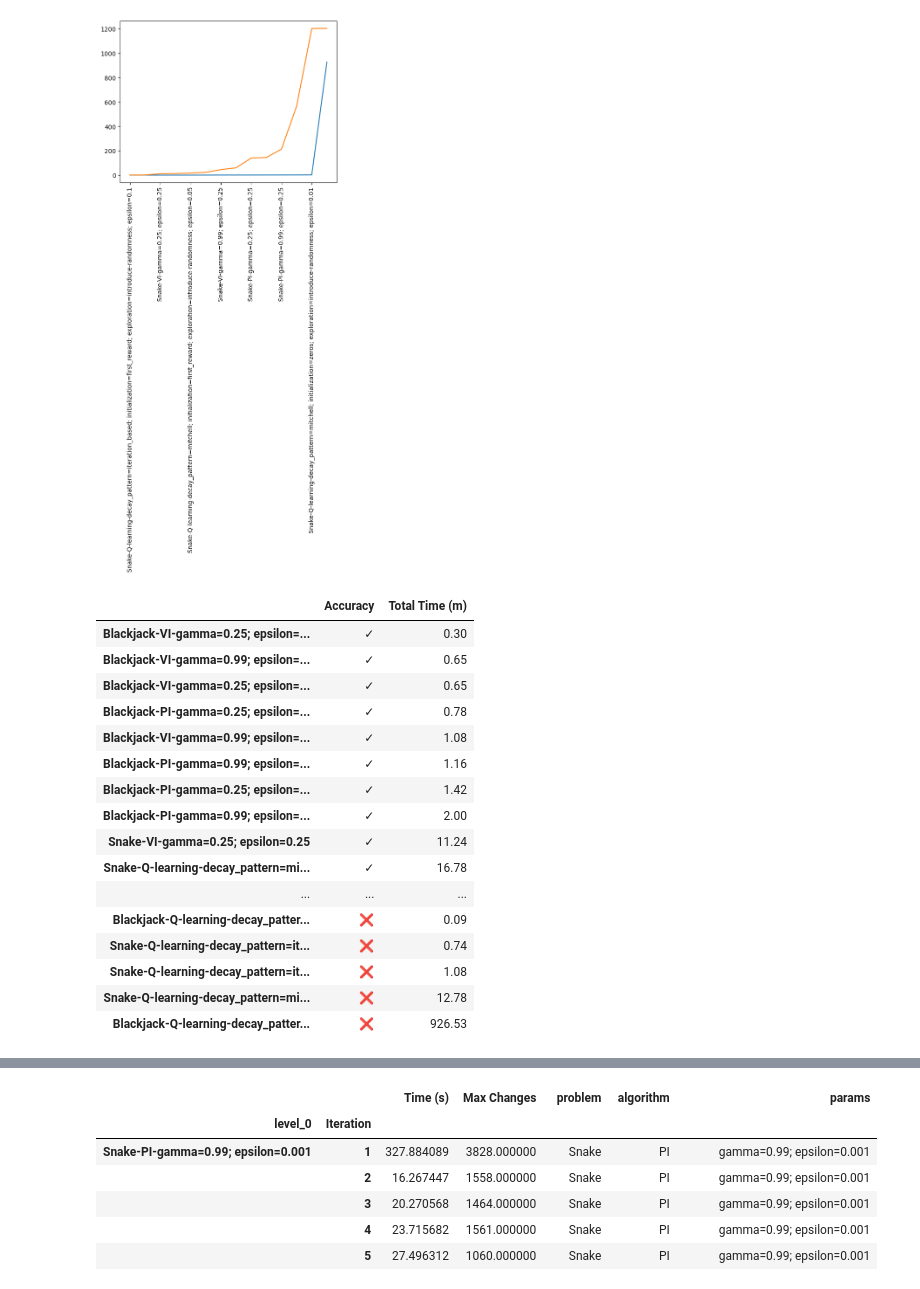
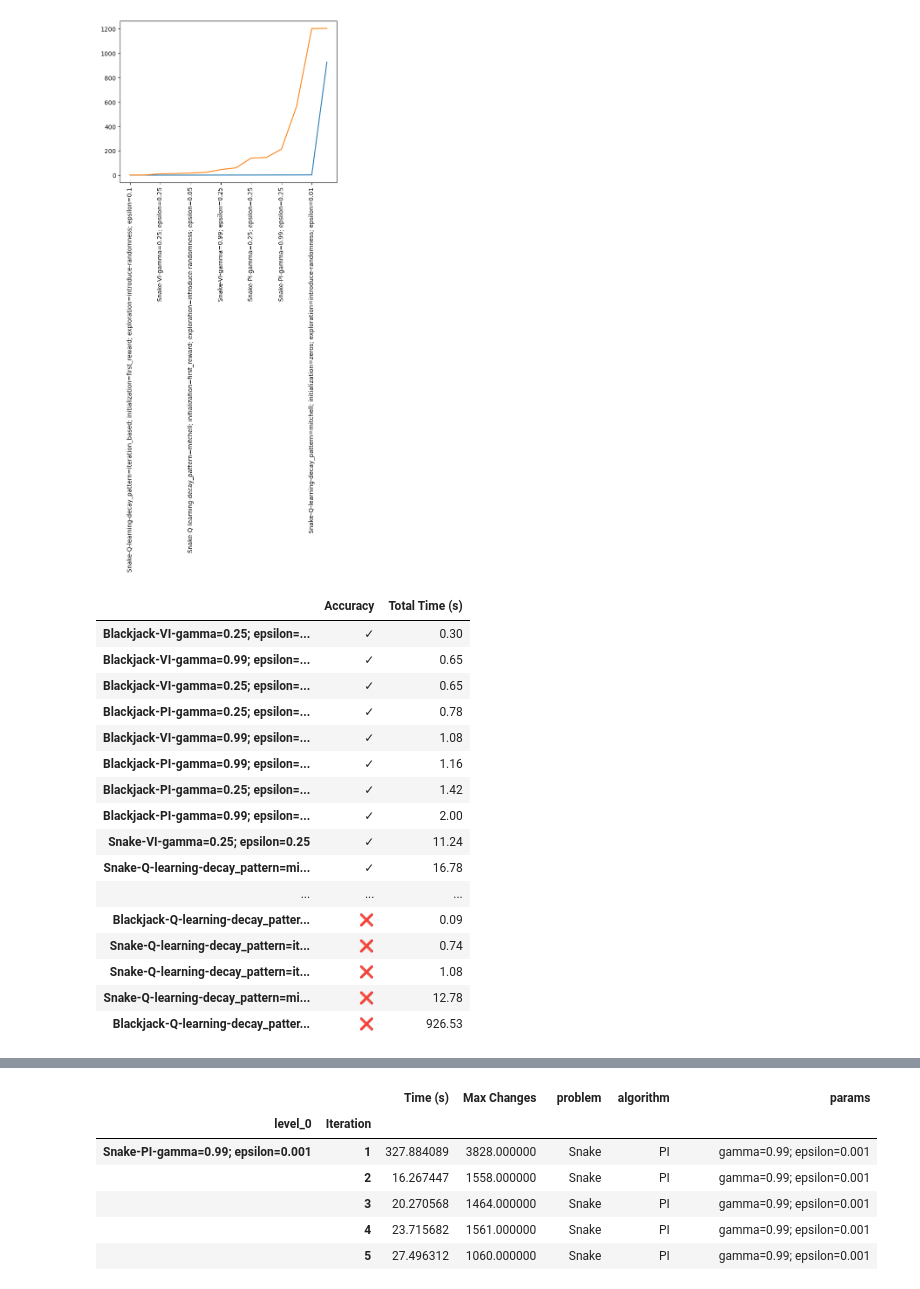
Before and after one commit to ryankarel/cs-7641-mdp, a Jupyter notebook: MDPs 2.ipynb, the cells around one changed output, grey strips where cells are left out. Saved outputs shown, nothing was run; the diff lists cells and outputs as text; code cells hidden in the pictures.

```diff
--- a/MDPs 2.ipynb
+++ b/MDPs 2.ipynb
@@ -292,16 +318,16 @@ for game in ['Blackjack', 'Snake']:
 # %%
 acc_and_time = (
     (accuracy == '✓')
     .all(axis=1)
     .rename('Accuracy')
     .apply(lambda x: '✓' if x else '❌')
     .to_frame()
-    .join(total_time.rename('Total Time (m)').round(2))
+    .join(total_time.rename('Total Time (s)').round(2))
 )
 
-acc_and_time.sort_values(['Accuracy', 'Total Time (m)'])
+acc_and_time.sort_values(['Accuracy', 'Total Time (s)'])
 # %% [output]
-|  | Accuracy | Total Time (m) |
+|  | Accuracy | Total Time (s) |
 | Blackjack-VI-gamma=0.25; epsilon=... | ✓ | 0.30 |
 | Blackjack-VI-gamma=0.99; epsilon=... | ✓ | 0.65 |
 | Blackjack-VI-gamma=0.25; epsilon=... | ✓ | 0.65 |
```
Also changed, not shown: parts of 25 cells of this notebook, 1 other file.
